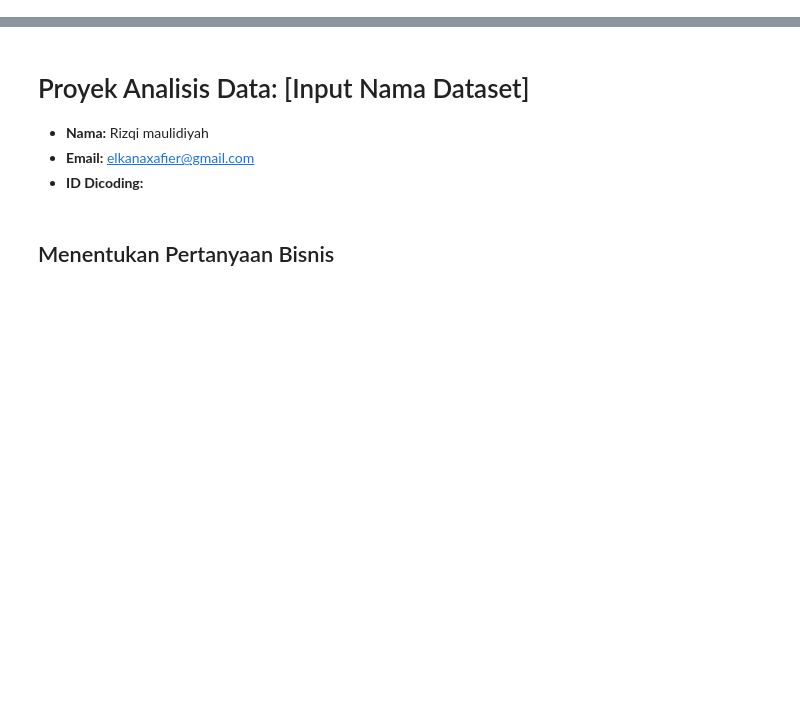
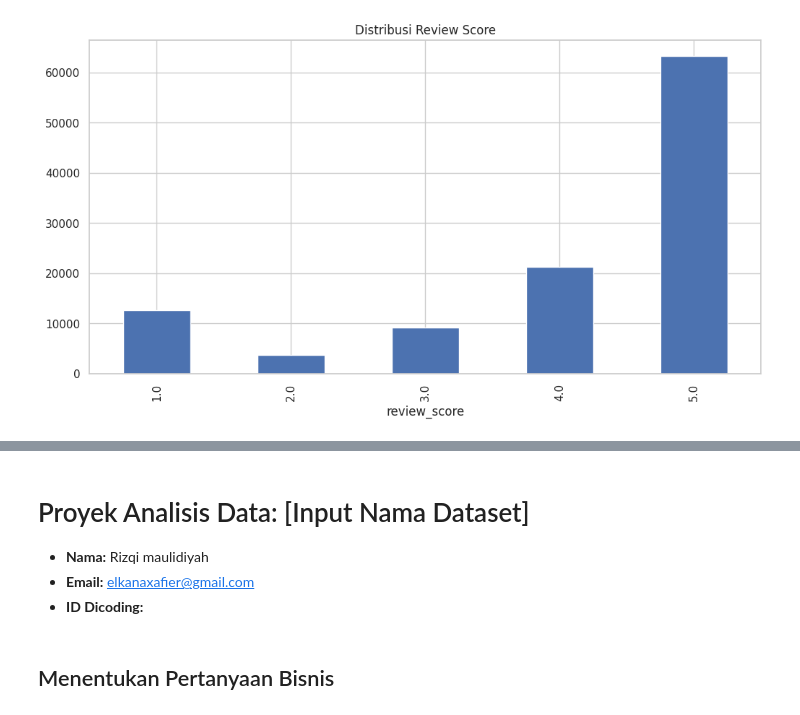
Before and after one commit to xafiertect/E-Commerce-Public, a Jupyter notebook: Proyek_Analisis_Data.ipynb, the cells around one changed output, grey strips where cells are left out. Cells and saved outputs as stored; diff of their text form; code cells hidden in the pictures; blank space fills up the shorter version.

```diff
--- a/Proyek_Analisis_Data.ipynb
+++ b/Proyek_Analisis_Data.ipynb
@@ -0,0 +210,26 @@
+# %%
+# Merge
+# Gabungkan terjemahan kategori ke produk
+products_df = products_df.merge(product_category_df, on='product_category_name', how='left')
+
+# Gabungkan order_items dan produk
+items_products = order_items_df.merge(
+    products_df[['product_id', 'product_category_name_english']],
+    on='product_id', how='left'
+)
+
+# Gabungkan dengan orders (hanya yang delivered)
+main_df = delivered_orders.merge(items_products, on='order_id', how='inner')
+
+# Gabungkan dengan reviews
+main_df = main_df.merge(
+    order_reviews_df[['order_id', 'review_score']],
+    on='order_id', how='left'
+)
+
+# Tambahkan kolom bulan dan tahun
+main_df['order_month'] = main_df['order_purchase_timestamp'].dt.to_period('M')
+main_df['order_year'] = main_df['order_purchase_timestamp'].dt.year
+
+print(f'Dimensi main_df: {main_df.shape}')
+display(main_df.head())
@@ -0,0 +356,6 @@
+# %%
+main_df['review_score'].value_counts().sort_index().plot(kind='bar')
+plt.title('Distribusi Review Score')
+plt.show()
+# %% [output]
+[figure, added]
```
Also changed, not shown: parts of 50 cells of this notebook, 2 other files.
